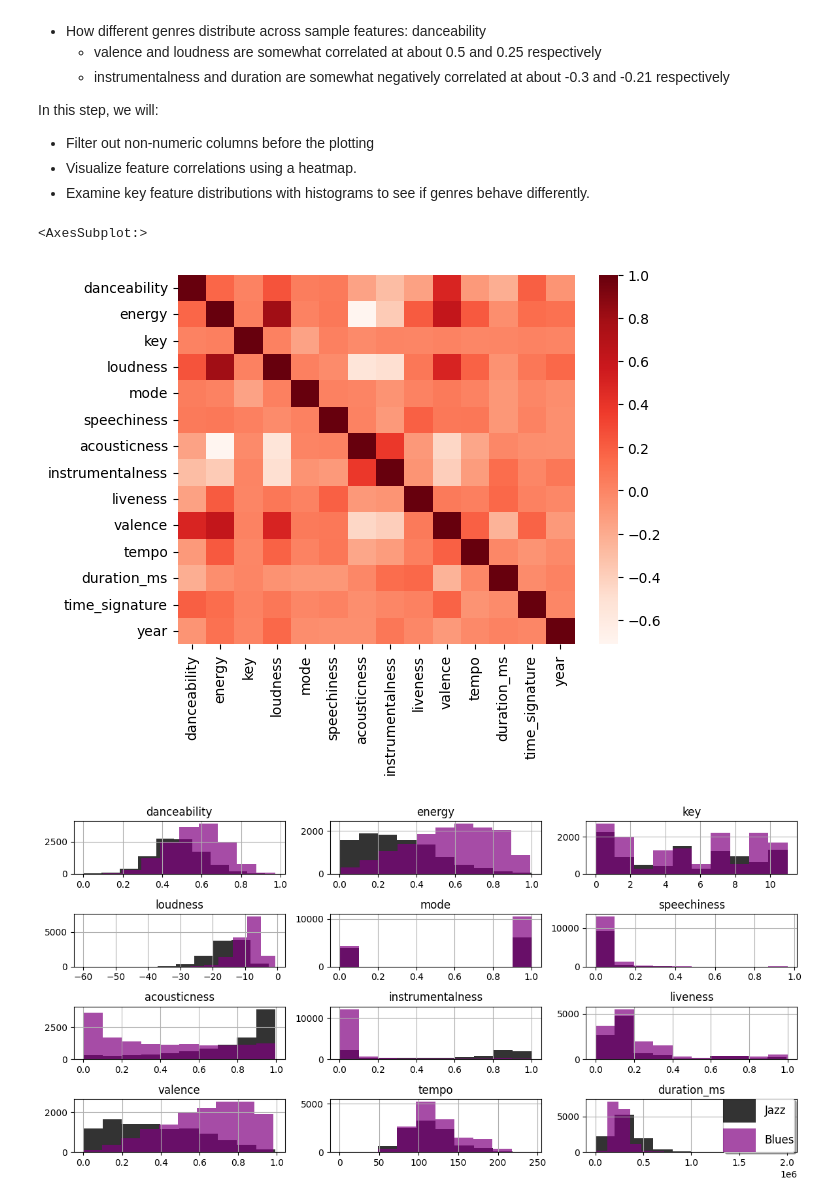
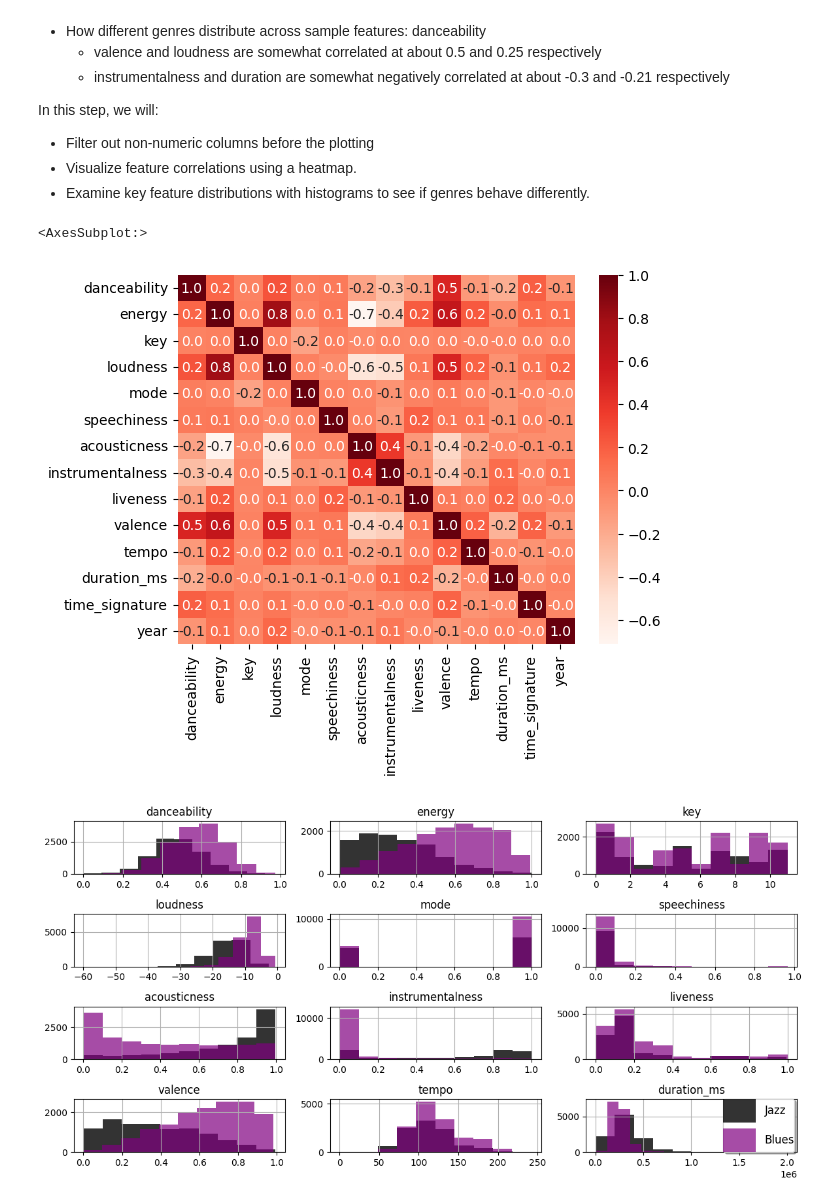
Before and after one commit to silkieMoth/EDS232-labs, a Jupyter notebook: Week4/lab4-spotify.ipynb, the cells around one changed output. Saved outputs shown, nothing was run; the diff lists cells and outputs as text; code cells hidden in the pictures.

```diff
--- a/Week4/lab4-spotify.ipynb
+++ b/Week4/lab4-spotify.ipynb
@@ -101,13 +101,15 @@ numeric_features = (combined_data[get_numeric_features(combined_data)]
 # %%
 plt.figure()
 
 sns.heatmap(
             numeric_features.corr(), # recreates dataframe to get correlations between variables
-            cmap = 'Reds'
+            cmap = 'Reds',
+            annot = True,
+            fmt = '.1f'
 )
 # %% [output]
 <AxesSubplot:>
-[figure, old version]
+[figure, new version]
 # %%
 # get relevant features and split
 major_features = numeric_features.drop(['year', 'time_signature'], axis = 1)
```
Also changed, not shown: parts of 3 cells of this notebook.
